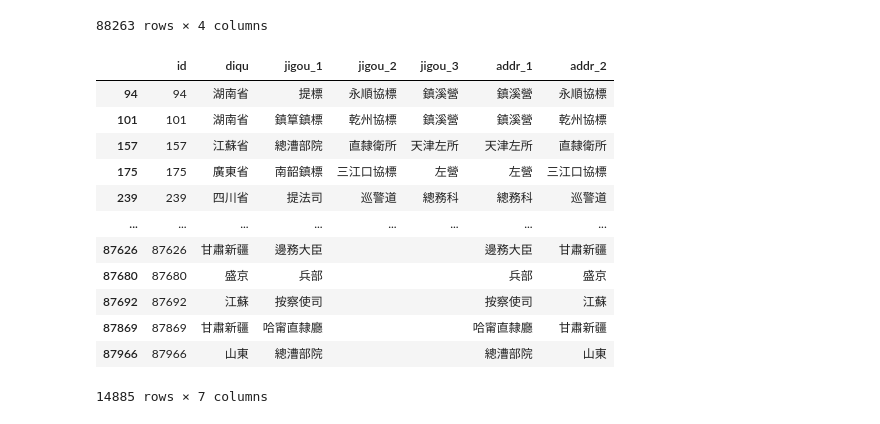
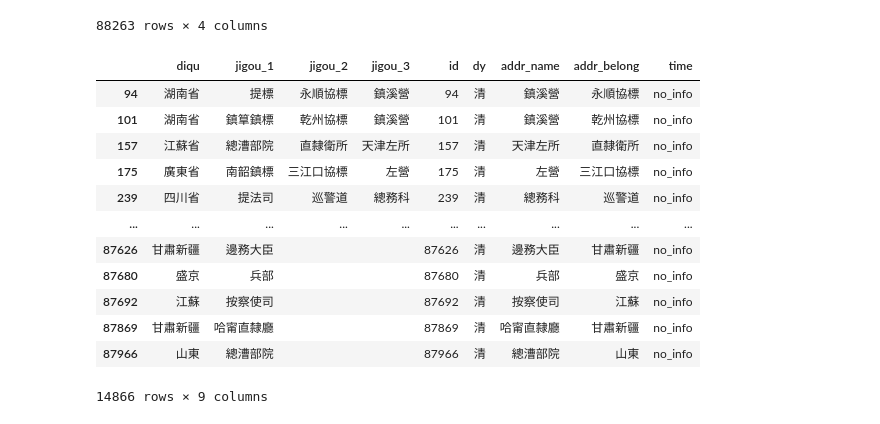
Before and after one commit to cbdb-project/Jinshenlu-20240725-Han-persons-not-in-CBDB_Hongsu, a Jupyter notebook: 5 Create the data for coding/create-data-for-office-coding-2-create-data.ipynb, the cells around one changed output. Saved outputs shown, nothing was run; the diff lists cells and outputs as text; code cells hidden in the pictures.

Commit message:
finalize the codes to output data for office and address coding

```diff
--- a/5 Create the data for coding/create-data-for-office-coding-2-create-data.ipynb
+++ b/5 Create the data for coding/create-data-for-office-coding-2-create-data.ipynb
@@ -129,46 +130,52 @@ addr_only_posting_office_addr_df
 posting_office_addr_coding_diqu_jigou_3_jigou_2_df = addr_only_posting_office_addr_df.copy()
 posting_office_addr_coding_diqu_jigou_3_jigou_2_df["addr_1"] = posting_office_addr_coding_diqu_jigou_3_jigou_2_df["jigou_3"]
 posting_office_addr_coding_diqu_jigou_3_jigou_2_df["addr_2"] = posting_office_addr_coding_diqu_jigou_3_jigou_2_df["jigou_2"]
 posting_office_addr_coding_diqu_jigou_3_jigou_2_df = posting_office_addr_coding_diqu_jigou_3_jigou_2_df[posting_office_addr_coding_diqu_jigou_3_jigou_2_df["addr_1"] != ""]
 posting_office_addr_coding_diqu_jigou_3_jigou_1_df = addr_only_posting_office_addr_df.copy()
 posting_office_addr_coding_diqu_jigou_3_jigou_1_df["addr_1"] = posting_office_addr_coding_diqu_jigou_3_jigou_1_df["jigou_3"]
 posting_office_addr_coding_diqu_jigou_3_jigou_1_df["addr_2"] = posting_office_addr_coding_diqu_jigou_3_jigou_1_df["jigou_1"]
 posting_office_addr_coding_diqu_jigou_3_jigou_1_df = posting_office_addr_coding_diqu_jigou_3_jigou_1_df[posting_office_addr_coding_diqu_jigou_3_jigou_1_df["addr_1"] != ""]
 posting_office_addr_coding_diqu_jigou_3_diqu_df = addr_only_posting_office_addr_df.copy()
 posting_office_addr_coding_diqu_jigou_3_diqu_df["addr_1"] = posting_office_addr_coding_diqu_jigou_3_diqu_df["jigou_3"]
 posting_office_addr_coding_diqu_jigou_3_diqu_df["addr_2"] = posting_office_addr_coding_diqu_jigou_3_diqu_df["diqu"]
 posting_office_addr_coding_diqu_jigou_3_diqu_df = posting_office_addr_coding_diqu_jigou_3_diqu_df[posting_office_addr_coding_diqu_jigou_3_diqu_df["addr_1"] != ""]
 posting_office_addr_coding_diqu_jigou_2_jigou_1_df = addr_only_posting_office_addr_df.copy()
 posting_office_addr_coding_diqu_jigou_2_jigou_1_df["addr_1"] = posting_office_addr_coding_diqu_jigou_2_jigou_1_df["jigou_2"]
 posting_office_addr_coding_diqu_jigou_2_jigou_1_df["addr_2"] = posting_office_addr_coding_diqu_jigou_2_jigou_1_df["jigou_1"]
 posting_office_addr_coding_diqu_jigou_2_jigou_1_df = posting_office_addr_coding_diqu_jigou_2_jigou_1_df[posting_office_addr_coding_diqu_jigou_2_jigou_1_df["addr_1"] != ""]
 posting_office_addr_coding_diqu_jigou_2_diqu_df = addr_only_posting_office_addr_df.copy()
 posting_office_addr_coding_diqu_jigou_2_diqu_df["addr_1"] = posting_office_addr_coding_diqu_jigou_2_diqu_df["jigou_2"]
 posting_office_addr_coding_diqu_jigou_2_diqu_df["addr_2"] = posting_office_addr_coding_diqu_jigou_2_diqu_df["diqu"]
 posting_office_addr_coding_diqu_jigou_2_diqu_df = posting_office_addr_coding_diqu_jigou_2_diqu_df[posting_office_addr_coding_diqu_jigou_2_diqu_df["addr_1"] != ""]
 posting_office_addr_coding_diqu_jigou_1_diqu_df = addr_only_posting_office_addr_df.copy()
 posting_office_addr_coding_diqu_jigou_1_diqu_df["addr_1"] = posting_office_addr_coding_diqu_jigou_1_diqu_df["jigou_1"]
 posting_office_addr_coding_diqu_jigou_1_diqu_df["addr_2"] = posting_office_addr_coding_diqu_jigou_1_diqu_df["diqu"]
 posting_office_addr_coding_diqu_jigou_1_diqu_df = posting_office_addr_coding_diqu_jigou_1_diqu_df[posting_office_addr_coding_diqu_jigou_1_diqu_df["addr_1"] != ""]
 posting_office_addr_coding_df = pd.concat([posting_office_addr_coding_diqu_jigou_3_jigou_2_df, posting_office_addr_coding_diqu_jigou_3_jigou_1_df, posting_office_addr_coding_diqu_jigou_3_diqu_df, posting_office_addr_coding_diqu_jigou_2_jigou_1_df, posting_office_addr_coding_diqu_jigou_2_diqu_df, posting_office_addr_coding_diqu_jigou_1_diqu_df])
 posting_office_addr_coding_df["id"] = posting_office_addr_coding_df.index
 posting_office_addr_coding_df = posting_office_addr_coding_df[["id"] + [col for col in posting_office_addr_coding_df.columns if col != "id"]]
 posting_office_addr_coding_df.drop_duplicates(subset=["addr_1", "addr_2"], inplace=True)
+posting_office_addr_coding_df["dy"] = "清"
+posting_office_addr_coding_df["time"] = "no_info"
+posting_office_addr_coding_df.rename(columns={"addr_1": "addr_name"}, inplace=True)
+posting_office_addr_coding_df.rename(columns={"addr_2": "addr_belong"}, inplace=True)
+posting_office_addr_coding_df = posting_office_addr_coding_df[["diqu", "jigou_1", "jigou_2", "jigou_3", "id", "dy", "addr_name", "addr_belong", "time"]]
+posting_office_addr_coding_df = posting_office_addr_coding_df[posting_office_addr_coding_df["addr_name"] != "空白"]
 posting_office_addr_coding_df
 # %% [output]
-|  | id | diqu | jigou_1 | jigou_2 | jigou_3 | addr_1 | addr_2 |
-| 94 | 94 | 湖南省 | 提標 | 永順協標 | 鎮溪營 | 鎮溪營 | 永順協標 |
-| 101 | 101 | 湖南省 | 鎮筸鎮標 | 乾州協標 | 鎮溪營 | 鎮溪營 | 乾州協標 |
-| 157 | 157 | 江蘇省 | 總漕部院 | 直隸衛所 | 天津左所 | 天津左所 | 直隸衛所 |
-| 175 | 175 | 廣東省 | 南韶鎮標 | 三江口協標 | 左營 | 左營 | 三江口協標 |
-| 239 | 239 | 四川省 | 提法司 | 巡警道 | 總務科 | 總務科 | 巡警道 |
-| ... | ... | ... | ... | ... | ... | ... | ... |
-| 87626 | 87626 | 甘肅新疆 | 邊務大臣 |  |  | 邊務大臣 | 甘肅新疆 |
-| 87680 | 87680 | 盛京 | 兵部 |  |  | 兵部 | 盛京 |
-| 87692 | 87692 | 江蘇 | 按察使司 |  |  | 按察使司 | 江蘇 |
-| 87869 | 87869 | 甘肅新疆 | 哈甯直隸廳 |  |  | 哈甯直隸廳 | 甘肅新疆 |
-| 87966 | 87966 | 山東 | 總漕部院 |  |  | 總漕部院 | 山東 |
+|  | diqu | jigou_1 | jigou_2 | jigou_3 | id | dy | addr_name | addr_belong | time |
+| 94 | 湖南省 | 提標 | 永順協標 | 鎮溪營 | 94 | 清 | 鎮溪營 | 永順協標 | no_info |
+| 101 | 湖南省 | 鎮筸鎮標 | 乾州協標 | 鎮溪營 | 101 | 清 | 鎮溪營 | 乾州協標 | no_info |
+| 157 | 江蘇省 | 總漕部院 | 直隸衛所 | 天津左所 | 157 | 清 | 天津左所 | 直隸衛所 | no_info |
+| 175 | 廣東省 | 南韶鎮標 | 三江口協標 | 左營 | 175 | 清 | 左營 | 三江口協標 | no_info |
+| 239 | 四川省 | 提法司 | 巡警道 | 總務科 | 239 | 清 | 總務科 | 巡警道 | no_info |
+| ... | ... | ... | ... | ... | ... | ... | ... | ... | ... |
+| 87626 | 甘肅新疆 | 邊務大臣 |  |  | 87626 | 清 | 邊務大臣 | 甘肅新疆 | no_info |
+| 87680 | 盛京 | 兵部 |  |  | 87680 | 清 | 兵部 | 盛京 | no_info |
+| 87692 | 江蘇 | 按察使司 |  |  | 87692 | 清 | 按察使司 | 江蘇 | no_info |
+| 87869 | 甘肅新疆 | 哈甯直隸廳 |  |  | 87869 | 清 | 哈甯直隸廳 | 甘肅新疆 | no_info |
+| 87966 | 山東 | 總漕部院 |  |  | 87966 | 清 | 總漕部院 | 山東 | no_info |
-14885 rows × 7 columns
+14866 rows × 9 columns
 # %%
 # Save to excel
 posting_office_addr_coding_df.to_excel(OUTPUT_POSTING_OFFICE_ADDR_ADDR_CODING_PATH, index=False)
```
Also changed, not shown: parts of 2 cells of this notebook.
